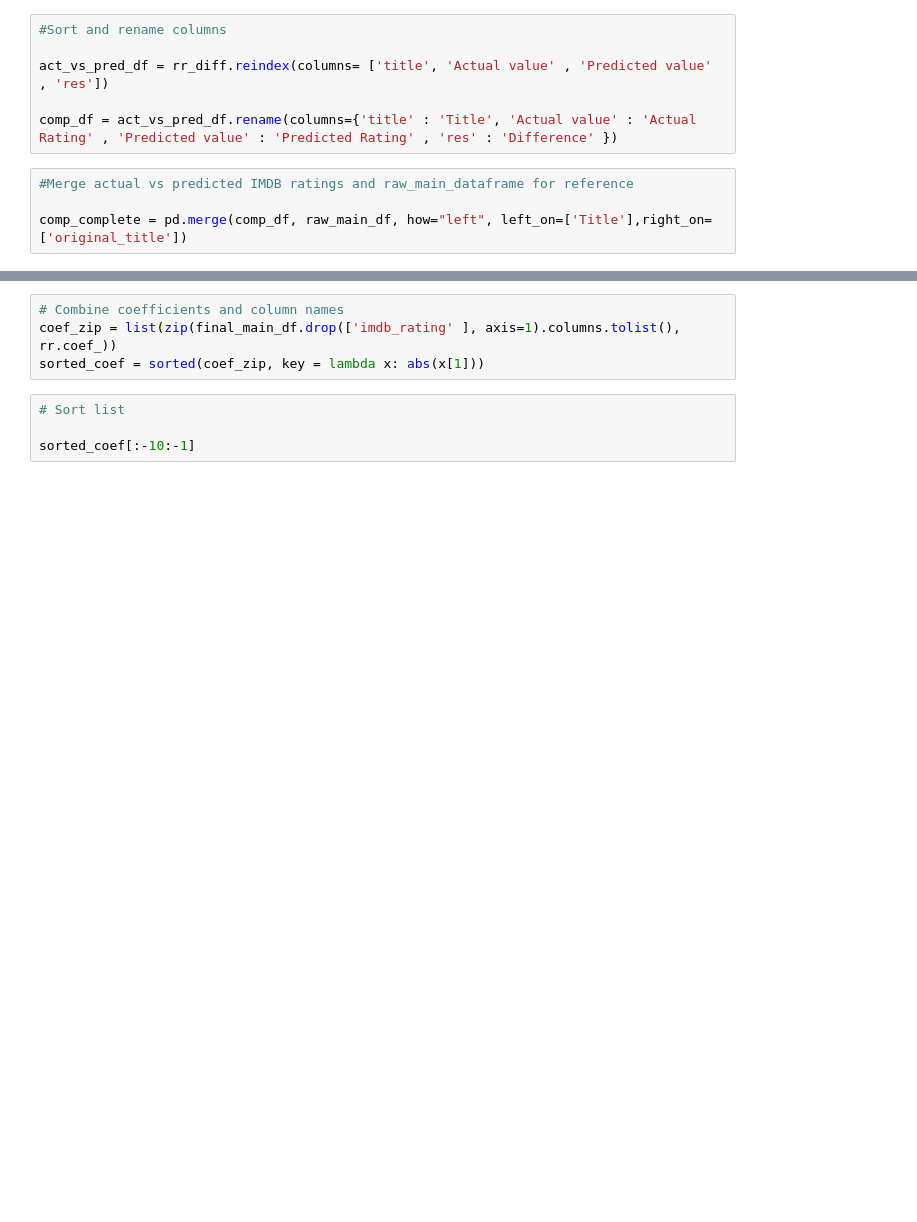
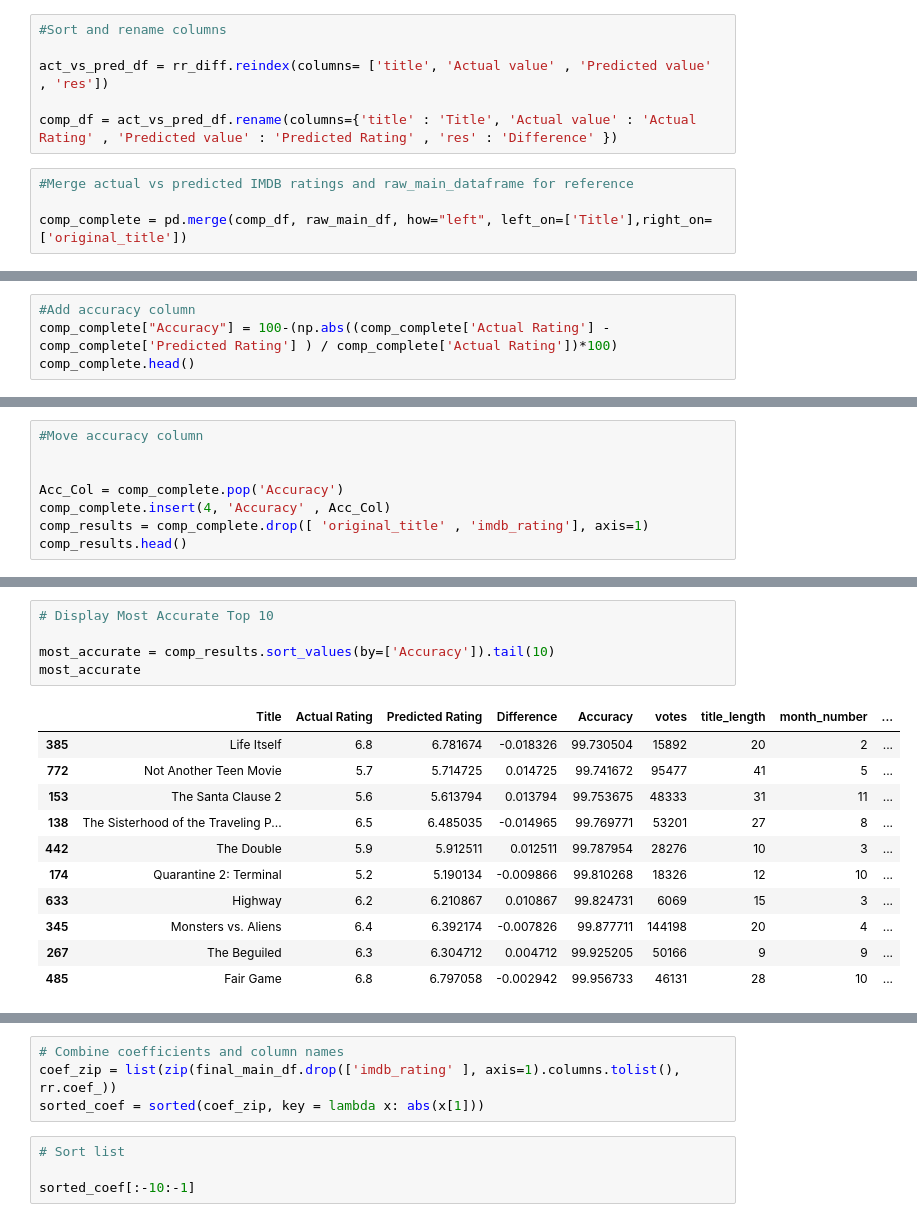
Before and after one commit to danielbrock4/Ratings_On_Demand, a Jupyter notebook: Jupyter_Notebook_Files/Predict_IMDB_Ratings_RidgeRegression.ipynb, the cells around one changed output, grey strips where cells are left out. Drawn from its saved outputs; the diff is of its cells as text; blank space fills up the shorter version.

```diff
--- a/Jupyter_Notebook_Files/Predict_IMDB_Ratings_RidgeRegression.ipynb
+++ b/Jupyter_Notebook_Files/Predict_IMDB_Ratings_RidgeRegression.ipynb
@@ -305,3 +301,7 @@ comp_complete.sort_values(by=['Difference']).head(20)
 | 347 | Serendipity | 6.9 | 5.477099 | -1.422901 | Serendipity | 102107 | 36 | ... |
 | 717 | La La Land | 8.0 | 6.602141 | -1.397859 | La La Land | 488112 | 10 | ... |
 | 763 | 1408 | 6.8 | 5.407769 | -1.392231 | 1408 | 252014 | 4 | ... |
+# %%
+#Add accuracy column
+comp_complete["Accuracy"] = 100-(np.abs((comp_complete['Actual Rating'] - comp_complete['Predicted Rating'] ) / comp_complete['Actual Rating'])*100)
+comp_complete.head()
@@ -307,0 +331,8 @@ comp_complete.sort_values(by=['Difference']).head(20)
+# %%
+#Move accuracy column
+
+
+Acc_Col = comp_complete.pop('Accuracy')
+comp_complete.insert(4, 'Accuracy' , Acc_Col)
+comp_results = comp_complete.drop([ 'original_title' , 'imdb_rating'], axis=1)
+comp_results.head()
@@ -307,0 +353,17 @@ comp_complete.sort_values(by=['Difference']).head(20)
+# %%
+# Display Most Accurate Top 10
+
+most_accurate = comp_results.sort_values(by=['Accuracy']).tail(10)
+most_accurate
+# %% [output]
+|  | Title | Actual Rating | Predicted Rating | Difference | Accuracy | votes | title_length | month_number | ... |
+| 385 | Life Itself | 6.8 | 6.781674 | -0.018326 | 99.730504 | 15892 | 20 | 2 | ... |
+| 772 | Not Another Teen Movie | 5.7 | 5.714725 | 0.014725 | 99.741672 | 95477 | 41 | 5 | ... |
+| 153 | The Santa Clause 2 | 5.6 | 5.613794 | 0.013794 | 99.753675 | 48333 | 31 | 11 | ... |
+| 138 | The Sisterhood of the Traveling P... | 6.5 | 6.485035 | -0.014965 | 99.769771 | 53201 | 27 | 8 | ... |
+| 442 | The Double | 5.9 | 5.912511 | 0.012511 | 99.787954 | 28276 | 10 | 3 | ... |
+| 174 | Quarantine 2: Terminal | 5.2 | 5.190134 | -0.009866 | 99.810268 | 18326 | 12 | 10 | ... |
+| 633 | Highway | 6.2 | 6.210867 | 0.010867 | 99.824731 | 6069 | 15 | 3 | ... |
+| 345 | Monsters vs. Aliens | 6.4 | 6.392174 | -0.007826 | 99.877711 | 144198 | 20 | 4 | ... |
+| 267 | The Beguiled | 6.3 | 6.304712 | 0.004712 | 99.925205 | 50166 | 9 | 9 | ... |
+| 485 | Fair Game | 6.8 | 6.797058 | -0.002942 | 99.956733 | 46131 | 28 | 10 | ... |
```
Also changed, not shown: parts of 16 cells of this notebook, 1 other file.
